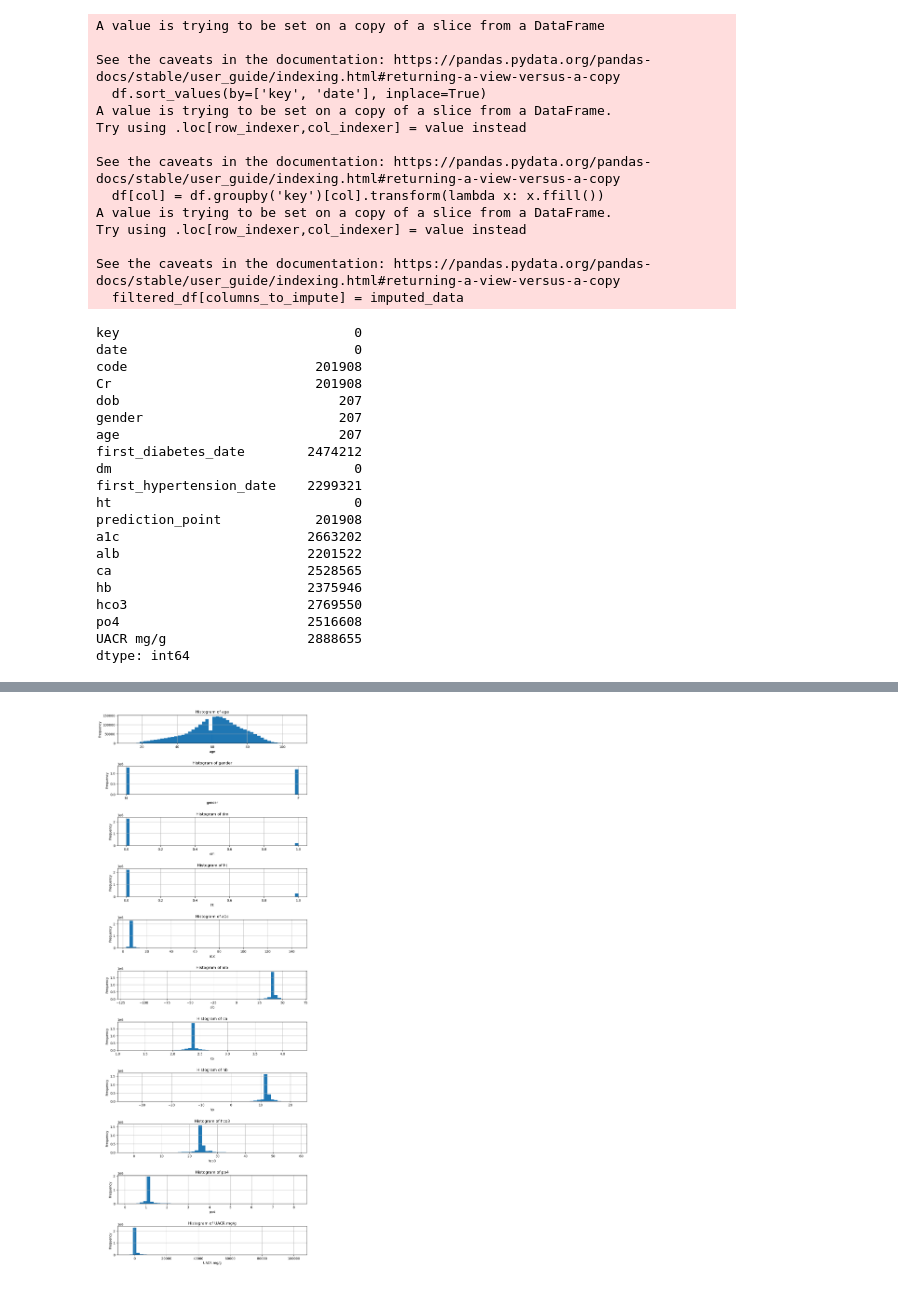
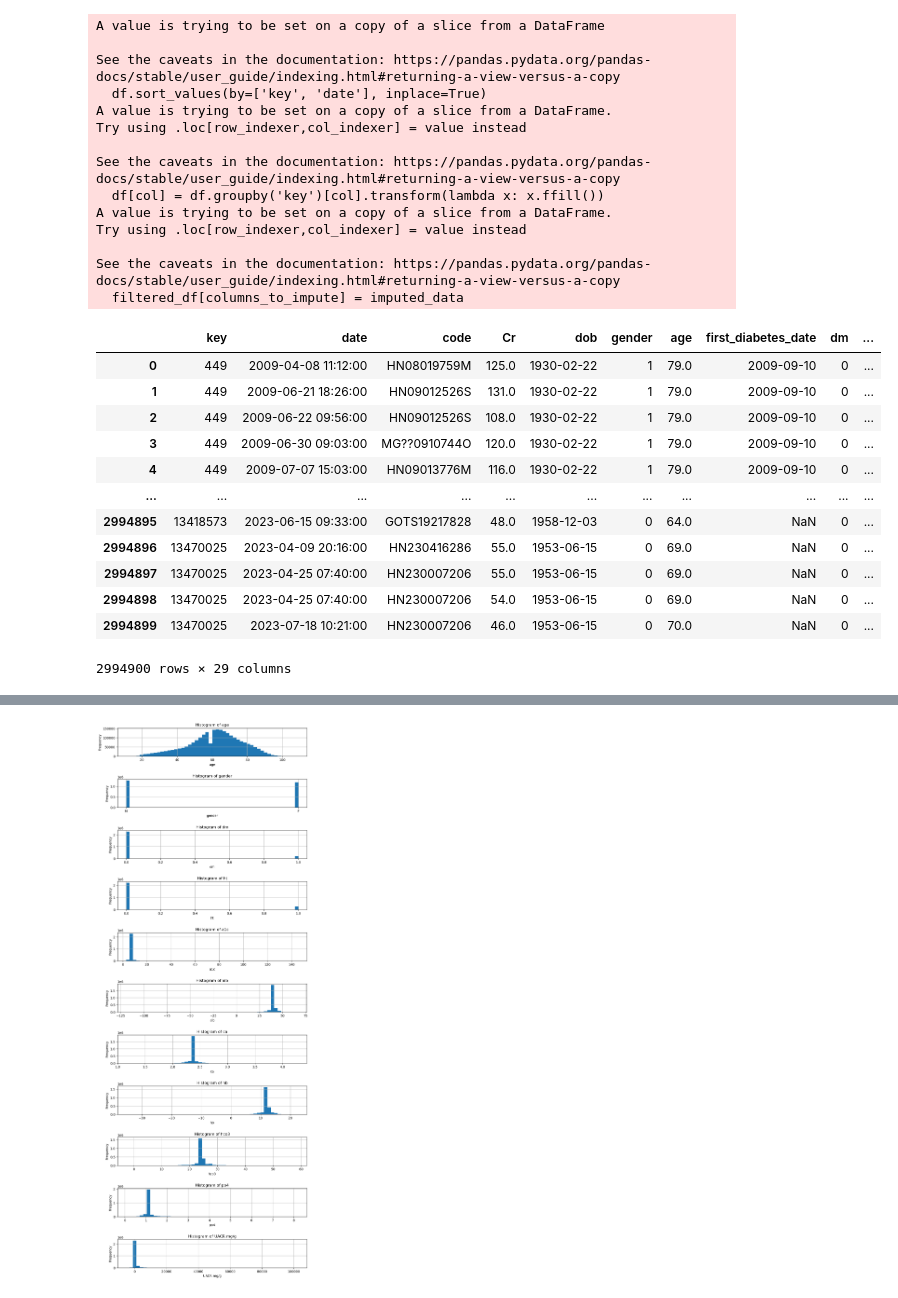
Before and after one commit to leungkcofficial/tarot, a Jupyter notebook: code/data_retriever.ipynb, the cells around one changed output, grey strips where cells are left out. Saved outputs shown, nothing was run; the diff lists cells and outputs as text; code cells hidden in the pictures.

```diff
--- a/code/data_retriever.ipynb
+++ b/code/data_retriever.ipynb
@@ -1885,29 +1876,29 @@ Try using .loc[row_indexer,col_indexer] = value instead
 
 See the caveats in the documentation: https://pandas.pydata.org/pandas-docs/stable/user_guide/indexing.html#returning-a-view-versus-a-copy
   filtered_df[columns_to_impute] = imputed_data
-# %%
-combined_df.isna().sum()
-# %% [output]
-key                              0
-date                             0
-code                        201908
-Cr                          201908
-dob                            207
-gender                         207
-age                            207
-first_diabetes_date        2474212
-dm                               0
-first_hypertension_date    2299321
-ht                               0
-prediction_point            201908
-a1c                        2663202
-alb                        2201522
-ca                         2528565
-hb                         2375946
-hco3                       2769550
-po4                        2516608
-UACR mg/g                  2888655
-dtype: int64
+# %%
+cci_df = pd.read_csv('/mnt/d/pydatascience/g3_regress/data/cci/cci_output.csv', parse_dates=['date'])
+# %%
+X_plot = combined_df.merge(
+    cci_df,
+    left_on=['key', 'date'],
+    right_on=['key', 'date'],
+    how='left'
+)
+# %% [output]
+|  | key | date | code | Cr | dob | gender | age | first_diabetes_date | dm | ... |
+| 0 | 449 | 2009-04-08 11:12:00 | HN08019759M | 125.0 | 1930-02-22 | 1 | 79.0 | 2009-09-10 | 0 | ... |
+| 1 | 449 | 2009-06-21 18:26:00 | HN09012526S | 131.0 | 1930-02-22 | 1 | 79.0 | 2009-09-10 | 0 | ... |
+| 2 | 449 | 2009-06-22 09:56:00 | HN09012526S | 108.0 | 1930-02-22 | 1 | 79.0 | 2009-09-10 | 0 | ... |
+| 3 | 449 | 2009-06-30 09:03:00 | MG??0910744O | 120.0 | 1930-02-22 | 1 | 79.0 | 2009-09-10 | 0 | ... |
+| 4 | 449 | 2009-07-07 15:03:00 | HN09013776M | 116.0 | 1930-02-22 | 1 | 79.0 | 2009-09-10 | 0 | ... |
+| ... | ... | ... | ... | ... | ... | ... | ... | ... | ... | ... |
+| 2994895 | 13418573 | 2023-06-15 09:33:00 | GOTS19217828 | 48.0 | 1958-12-03 | 0 | 64.0 | NaN | 0 | ... |
+| 2994896 | 13470025 | 2023-04-09 20:16:00 | HN230416286 | 55.0 | 1953-06-15 | 0 | 69.0 | NaN | 0 | ... |
+| 2994897 | 13470025 | 2023-04-25 07:40:00 | HN230007206 | 55.0 | 1953-06-15 | 0 | 69.0 | NaN | 0 | ... |
+| 2994898 | 13470025 | 2023-04-25 07:40:00 | HN230007206 | 54.0 | 1953-06-15 | 0 | 69.0 | NaN | 0 | ... |
+| 2994899 | 13470025 | 2023-07-18 10:21:00 | HN230007206 | 46.0 | 1953-06-15 | 0 | 70.0 | NaN | 0 | ... |
+2994900 rows × 29 columns
 # %%
 import matplotlib.pyplot as plt
 
```
Also changed, not shown: parts of 17 cells of this notebook, 34 other files.
